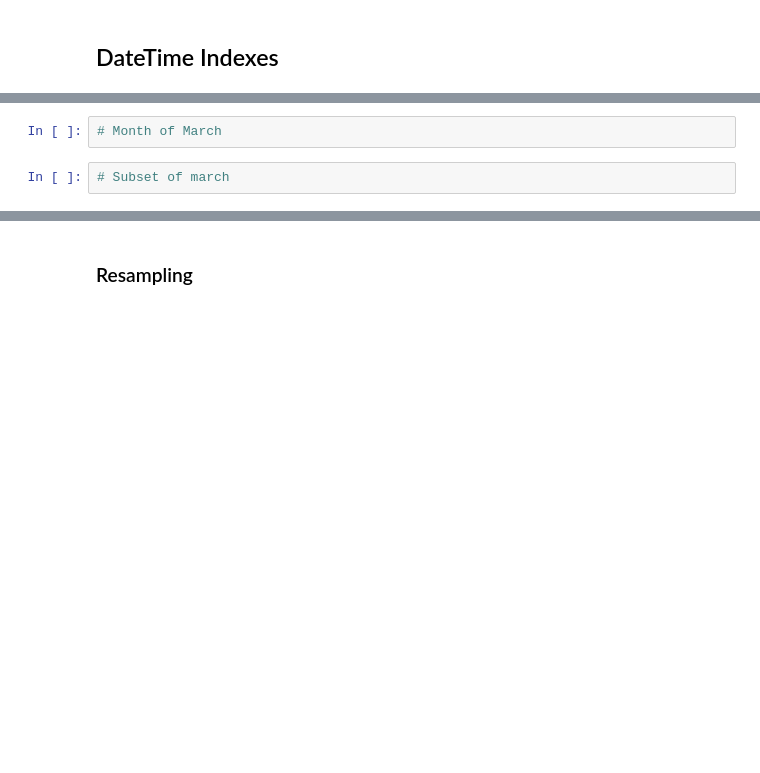
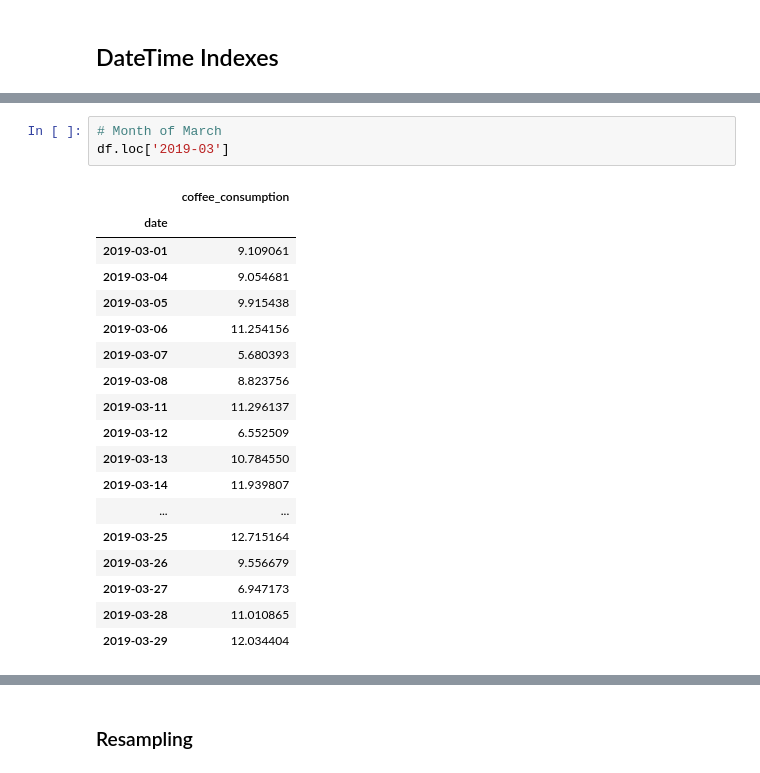
Before and after one commit to jeffakins/time_series, a Jupyter notebook: working-with-time-series-data.ipynb, the cells around one changed output, grey strips where cells are left out. Drawn from its saved outputs; the diff is of its cells as text; blank space fills up the shorter version.

Commit message:
add date and time exercises

```diff
--- a/working-with-time-series-data.ipynb
+++ b/working-with-time-series-data.ipynb
@@ -35,4 +85,22 @@ df
 # %%
 # Month of March
+df.loc['2019-03']
+# %% [output]
+|  | coffee_consumption |
+| date |  |
+| 2019-03-01 | 9.109061 |
+| 2019-03-04 | 9.054681 |
+| 2019-03-05 | 9.915438 |
+| 2019-03-06 | 11.254156 |
+| 2019-03-07 | 5.680393 |
+| 2019-03-08 | 8.823756 |
+| 2019-03-11 | 11.296137 |
+| 2019-03-12 | 6.552509 |
+| 2019-03-13 | 10.784550 |
+| 2019-03-14 | 11.939807 |
+| ... | ... |
+| 2019-03-25 | 12.715164 |
+| 2019-03-26 | 9.556679 |
+| 2019-03-27 | 6.947173 |
+| 2019-03-28 | 11.010865 |
+| 2019-03-29 | 12.034404 |
-# %%
-# Subset of march
```
Also changed, not shown: parts of 22 cells of this notebook, 1 other file.
